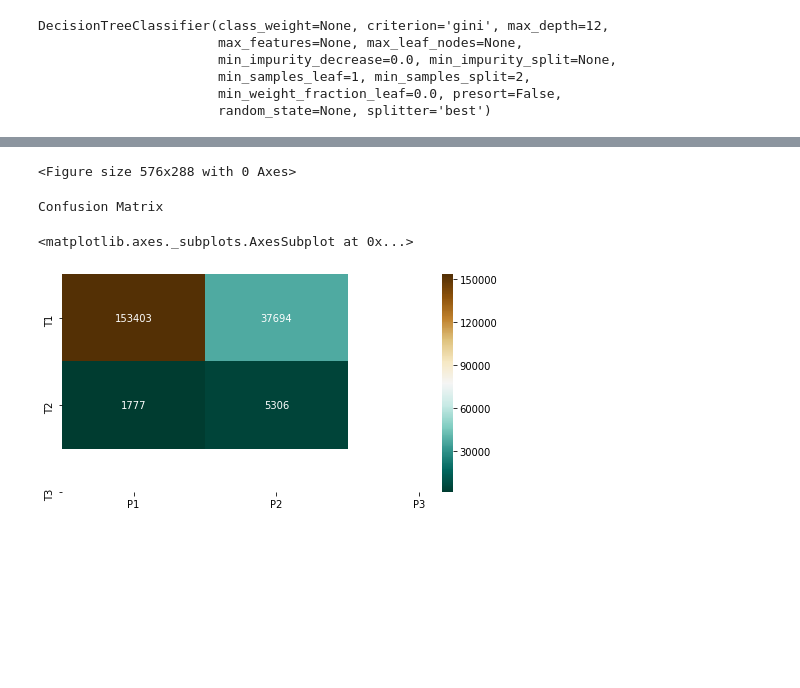
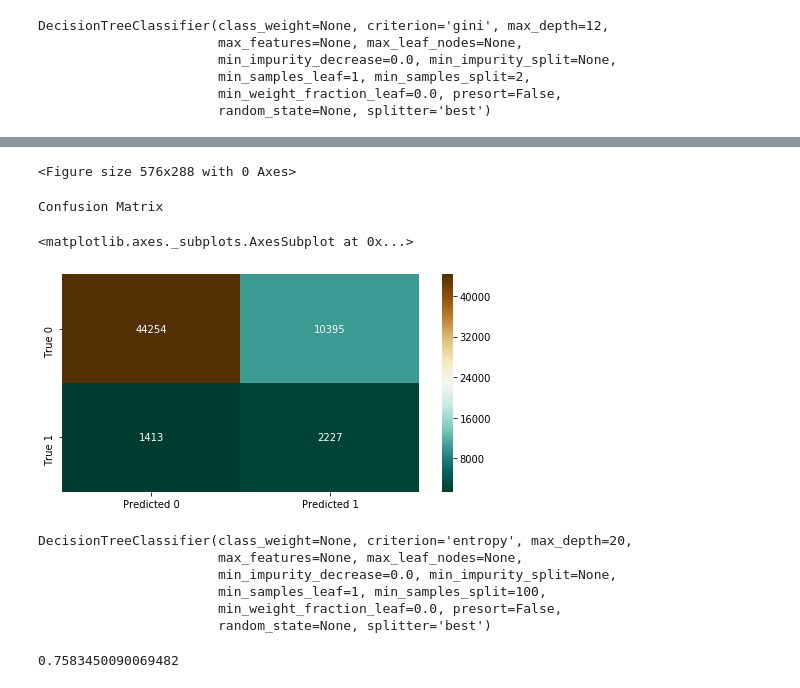
Before and after one commit to mutturajiu/BA05-TRIM02-Module-04-Text-Analytics-, a Jupyter notebook: L&T_Vehicle_Loan_Default.ipynb, the cells around one changed output, grey strips where cells are left out. Saved outputs shown, nothing was run; the diff lists cells and outputs as text; code cells hidden in the pictures; blank space fills up the shorter version.

```diff
--- a/L&T_Vehicle_Loan_Default.ipynb
+++ b/L&T_Vehicle_Loan_Default.ipynb
@@ -245,4 +241,8 @@ plot
 # %% [output]
 [drawing not drawn]
 # %%
-X_train, X_test, y_train, y_test = train_test_split(X, y, test_size=0.15, random_state=42)
+X_train, X_test, y_train, y_test = train_test_split(X, y, test_size=0.25, random_state=40)
+X_train.shape
+y_train.shape
+X_test.shape
+y_test.shape
@@ -259,4 +264,6 @@ DecisionTreeClassifier(class_weight=None, criterion='gini', max_depth=12,
                        min_samples_leaf=1, min_samples_split=2,
                        min_weight_fraction_leaf=0.0, presort=False,
                        random_state=None, splitter='best')
+# %%
+predicted=dt_g.predict(X_test)
 # %%
@@ -343,20 +379,29 @@ KeyboardInterrupt: ignored
 # %%
 plt.figure(figsize=(8,4))
 print('Confusion Matrix')
-cf = metrics.confusion_matrix(predicted, y_train)
-lbl1=["P1", "P2", "P3"]
-lbl2 = ["T1", "T2", "T3"]
+cf = metrics.confusion_matrix(predicted, y_test)
+lbl1 = ["Predicted 0","Predicted 1"]
+lbl2 = ["True 0","True 1"]
 sns.heatmap(cf,annot=True,cmap ="BrBG_r", fmt="d", xticklabels=lbl1,yticklabels=lbl2)
 plt.show()
 # %% [output]
 <Figure size 576x288 with 0 Axes>
 Confusion Matrix
 <matplotlib.axes._subplots.AxesSubplot at 0x...>
-[figure, old version]
+[figure, new version]
 # %%
 dt_g.best_estimator_
+# %% [output]
+DecisionTreeClassifier(class_weight=None, criterion='entropy', max_depth=20,
+                       max_features=None, max_leaf_nodes=None,
+                       min_impurity_decrease=0.0, min_impurity_split=None,
+                       min_samples_leaf=1, min_samples_split=100,
+                       min_weight_fraction_leaf=0.0, presort=False,
+                       random_state=None, splitter='best')
 # %%
 dt_g.best_score_
+# %% [output]
+0.7583450090069482
 # %%
 cv=pd.DataFrame(dt_g.cv_results_)
 cv
```
Also changed, not shown: parts of 8 cells of this notebook.
